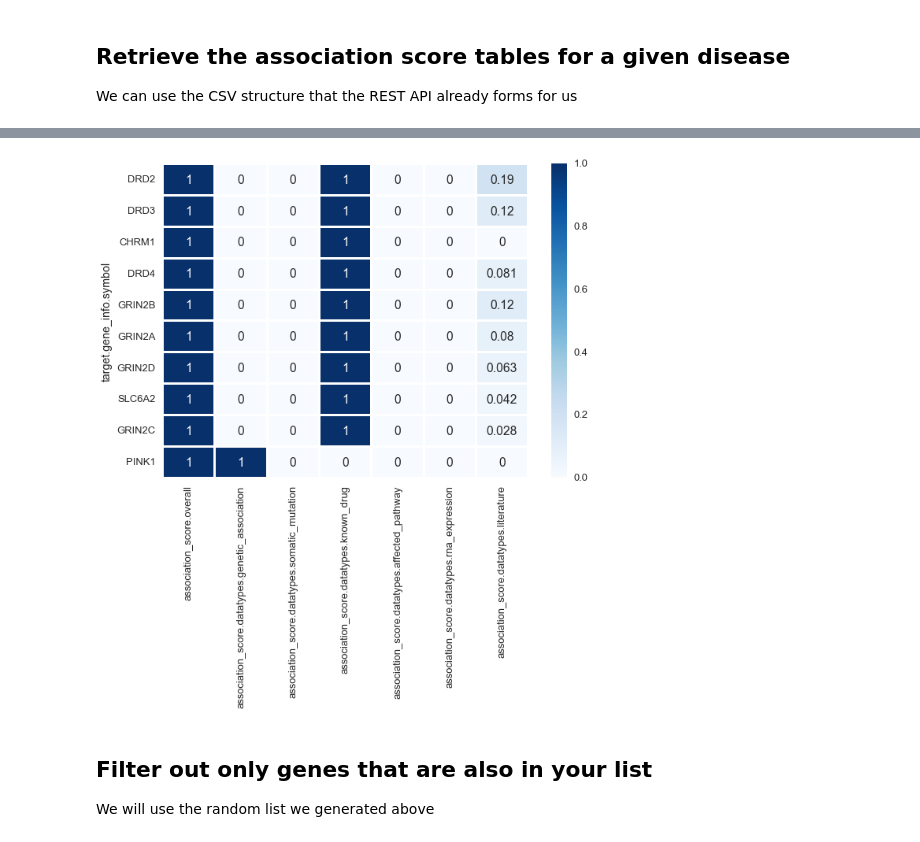
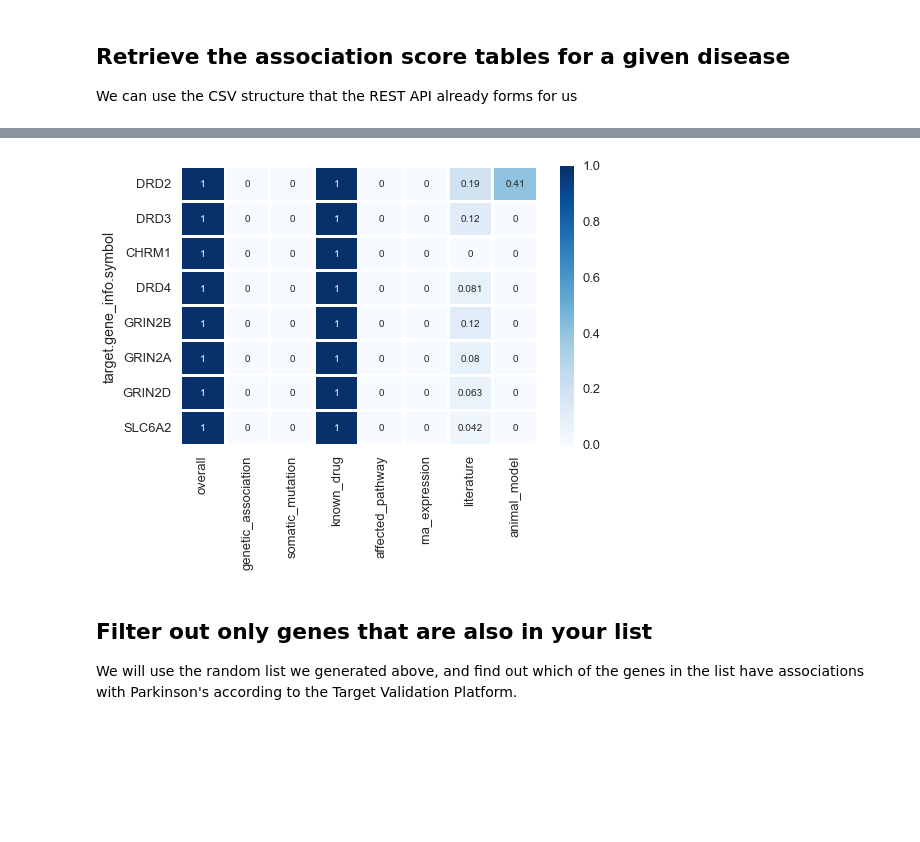
Before and after one commit to opentargets-archive/notebooks, a Jupyter notebook: blog/genelist_intersection_multipletargets.ipynb, the cells around one changed output, grey strips where cells are left out. Cells and saved outputs as stored; diff of their text form; code cells hidden in the pictures; blank space fills up the shorter version.

```diff
--- a/blog/genelist_intersection_multipletargets.ipynb
+++ b/blog/genelist_intersection_multipletargets.ipynb
@@ -129,9 +133,13 @@ df.head()
 | GRIN2B | 1.0 | 0.0 | 0.0 | 1.0 | ... |
 # %%
 # copying from Theo..
-ax = sns.heatmap(df.iloc[:10,0:7], cmap="Blues", annot=True, linewidths=2)
+f, ax = plt.subplots(figsize=(8,5))
+ax = sns.heatmap(df.iloc[:8,0:8], cmap="Blues", annot=True, linewidths=2)
+# fix labels
+labels = [item.get_text().split('.')[-1] for item in ax.get_xticklabels()]
+t = ax.set_xticklabels(labels)
 # %% [output]
-[figure, old version]
+[figure, new version]
 # %% [markdown]
 ## Filter out only genes that are also in your list
-We will use the random list we generated above
+We will use the random list we generated above, and find out which of the genes in the list have associations with Parkinson's according to the Target Validation Platform.
```
Also changed, not shown: parts of 7 cells of this notebook, 6 other files.
